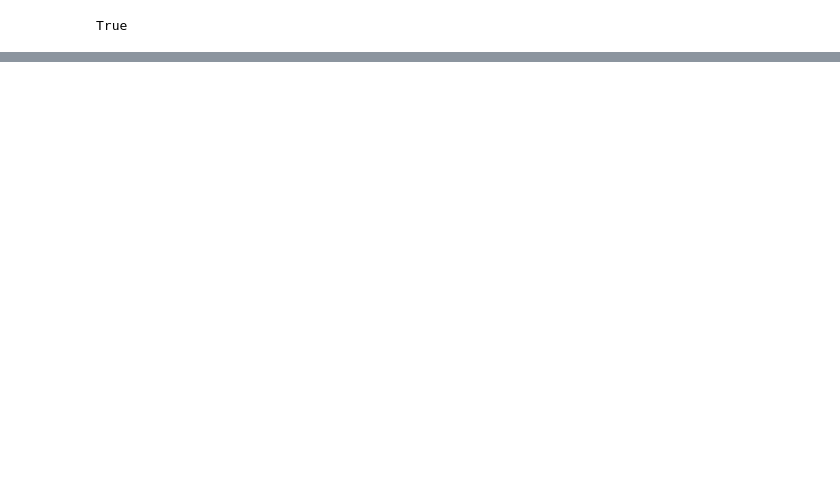
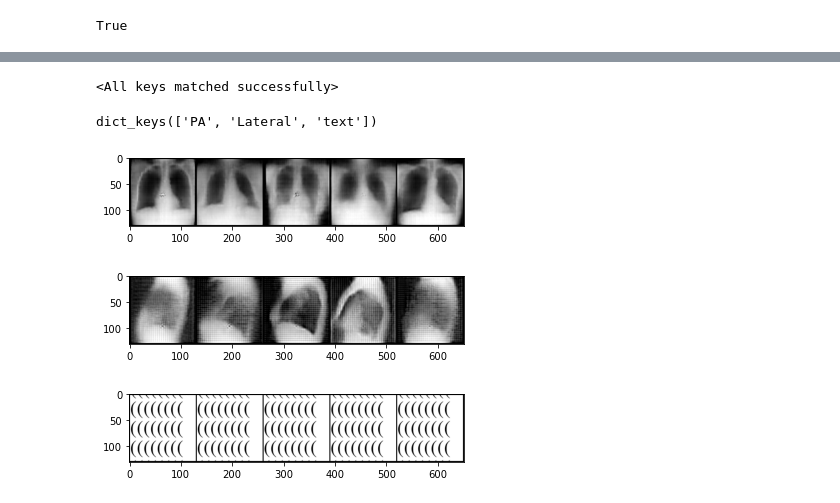
Before and after one commit to Jimmy2027/MoPoE-MIMIC, a Jupyter notebook: mimic/notebooks/model_exploration.ipynb, the cells around one changed output, grey strips where cells are left out. Cells and saved outputs as stored; diff of their text form; code cells hidden in the pictures; blank space fills up the shorter version.

```diff
--- a/mimic/notebooks/model_exploration.ipynb
+++ b/mimic/notebooks/model_exploration.ipynb
@@ -44,3 +48,3 @@ print(FLAGS.dir_data)
 # %%
-mimic = MimicExperiment(flags=FLAGS, alphabet=alphabet, font = font)
+mimic_experiment = MimicExperiment(flags=FLAGS, alphabet=alphabet, font = font)
 # %% [output]
@@ -48,2 +77,4 @@ setting modalities
 # %%
-model = mimic.mm_vae.load_state_dict(torch.load(path, map_location=FLAGS.device))
+mimic_experiment.mm_vae.load_state_dict(state_dict=torch.load(path))
+# %% [output]
+<All keys matched successfully>
@@ -51,0 +81,40 @@ random_samples = model.generate(5)
+# %%
+num_samples = 5
+random_samples = mimic_experiment.mm_vae.generate(num_samples)
+epoch = 299
+# %%
+mods = mimic_experiment.modalities
+
+random_plots = dict();
+for k, m_key_in in enumerate(mods.keys()):
+    mod = mods[m_key_in];
+    samples_mod = random_samples[m_key_in];
+    rec = torch.zeros(mimic_experiment.plot_img_size,
+                      dtype=torch.float32).repeat(num_samples, 1, 1, 1);
+    for l in range(0, num_samples):
+        rand_plot = mod.plot_data(mimic_experiment, samples_mod[l]);
+        rec[l, :, :, :] = rand_plot;
+    random_plots[m_key_in] = rec;
+
+for k, m_key in enumerate(mods.keys()):
+    fn = os.path.join(mimic_experiment.flags.dir_random_samples, 'random_epoch_' +
+                      str(epoch).zfill(4) + '_' + m_key + '.png');
+    mod_plot = random_plots[m_key];
+    p = plot.create_fig(fn, mod_plot, 10, save_figure=mimic_experiment.flags.save_figure);
+    random_plots[m_key] = p;
+# %%
+print(random_plots.keys())
+# %% [output]
+dict_keys(['PA', 'Lateral', 'text'])
+# %%
+from matplotlib import pyplot as plt
+plt.imshow(random_plots['PA'])
+plt.show()
+plt.imshow(random_plots['Lateral'])
+plt.show()
+plt.imshow(random_plots['text'])
+plt.show()
+# %% [output]
+[figure, added]
+[figure, added]
+[figure, added]
```
Also changed, not shown: parts of 9 cells of this notebook, 13 other files.
